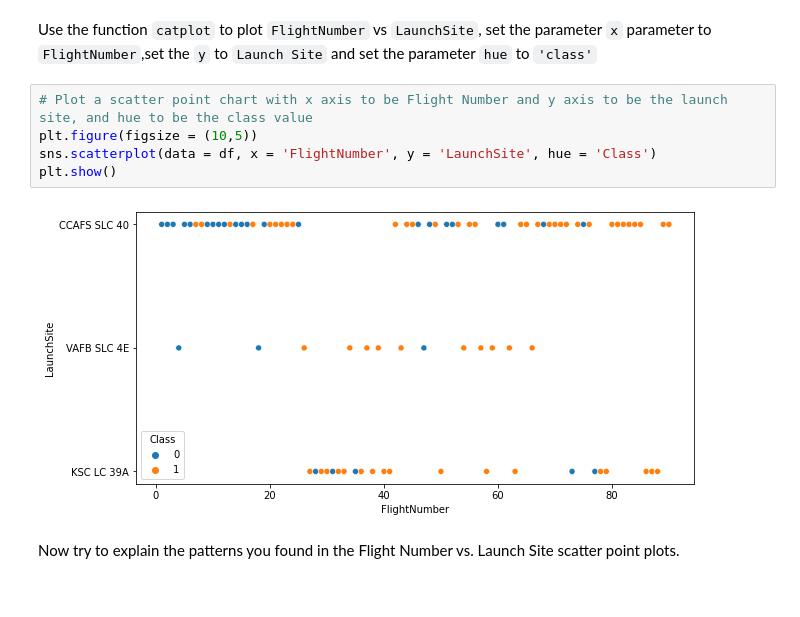
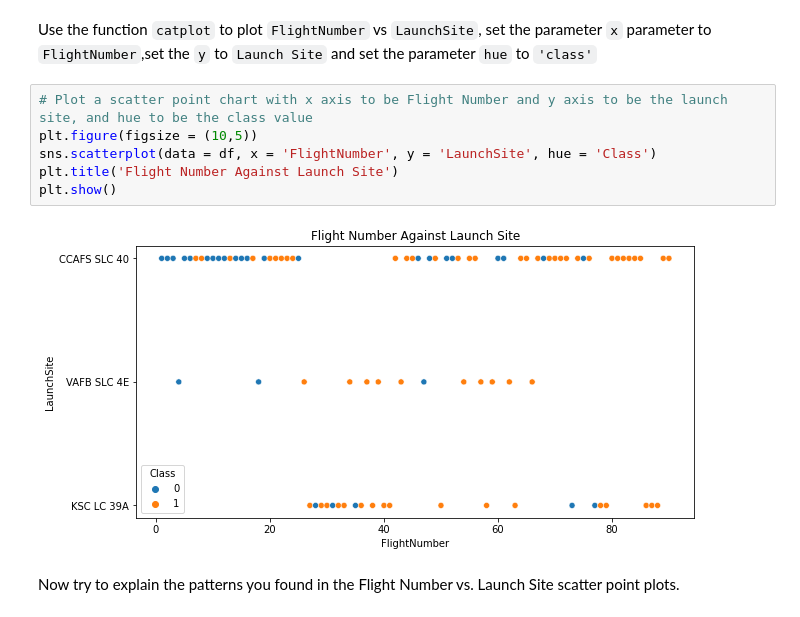
Before and after one commit to fadhilrezam/applied_data_science_capstone, a Jupyter notebook: jupyter-labs-eda-dataviz.ipynb, the cells around one changed output. Saved outputs shown, nothing was run; the diff lists cells and outputs as text.

```diff
--- a/jupyter-labs-eda-dataviz.ipynb
+++ b/jupyter-labs-eda-dataviz.ipynb
@@ -87,10 +88,11 @@ Use the function <code>catplot</code> to plot <code>FlightNumber</code> vs <code
 # %%
 # Plot a scatter point chart with x axis to be Flight Number and y axis to be the launch site, and hue to be the class value
 plt.figure(figsize = (10,5))
 sns.scatterplot(data = df, x = 'FlightNumber', y = 'LaunchSite', hue = 'Class')
+plt.title('Flight Number Against Launch Site')
 plt.show()
 # %% [output]
-[figure, old version]
+[figure, new version]
 # %% [markdown]
 Now try to explain the patterns you found in the Flight Number vs. Launch Site scatter point plots.
 # %% [markdown]
```
Also changed, not shown: parts of 5 cells of this notebook, 18 other files.
